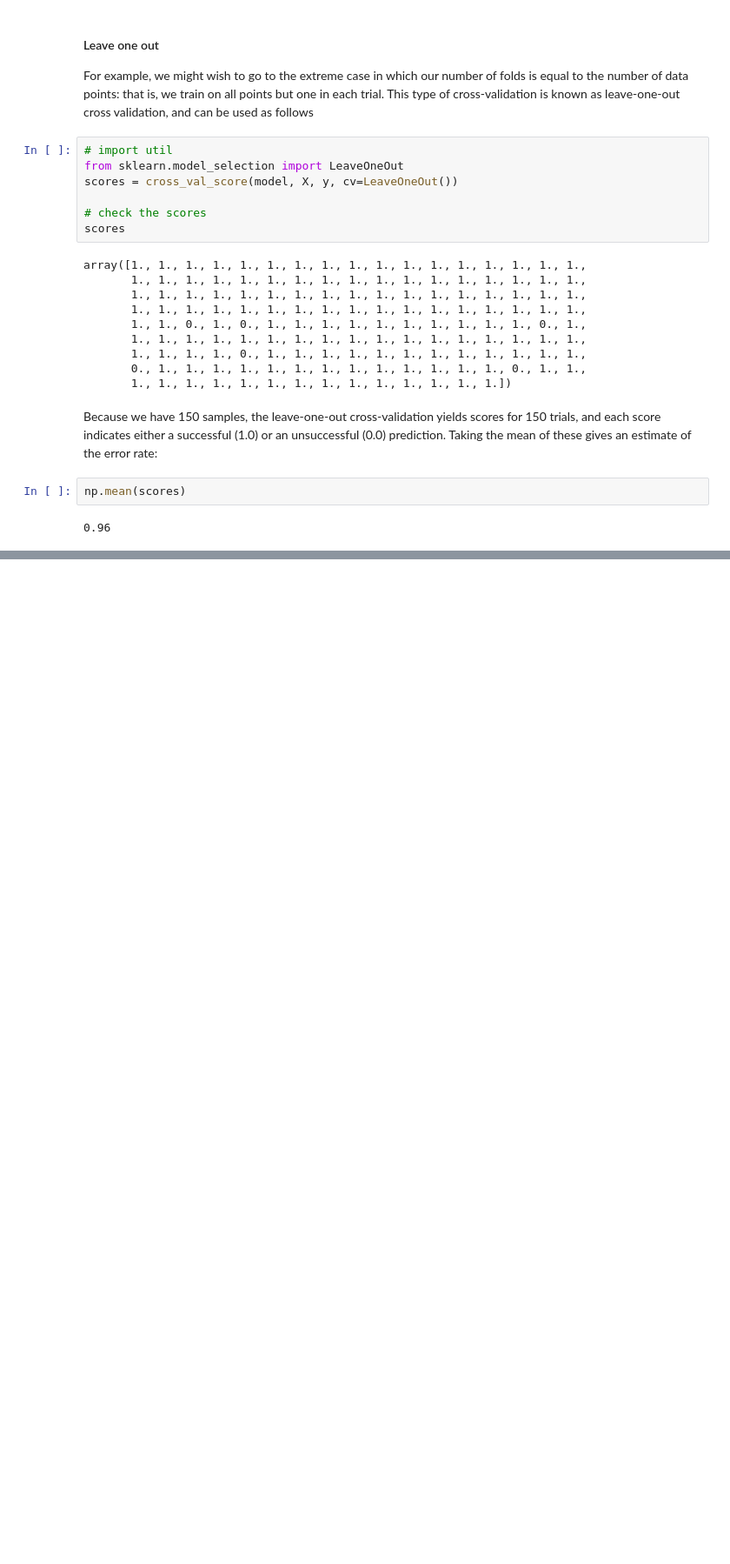
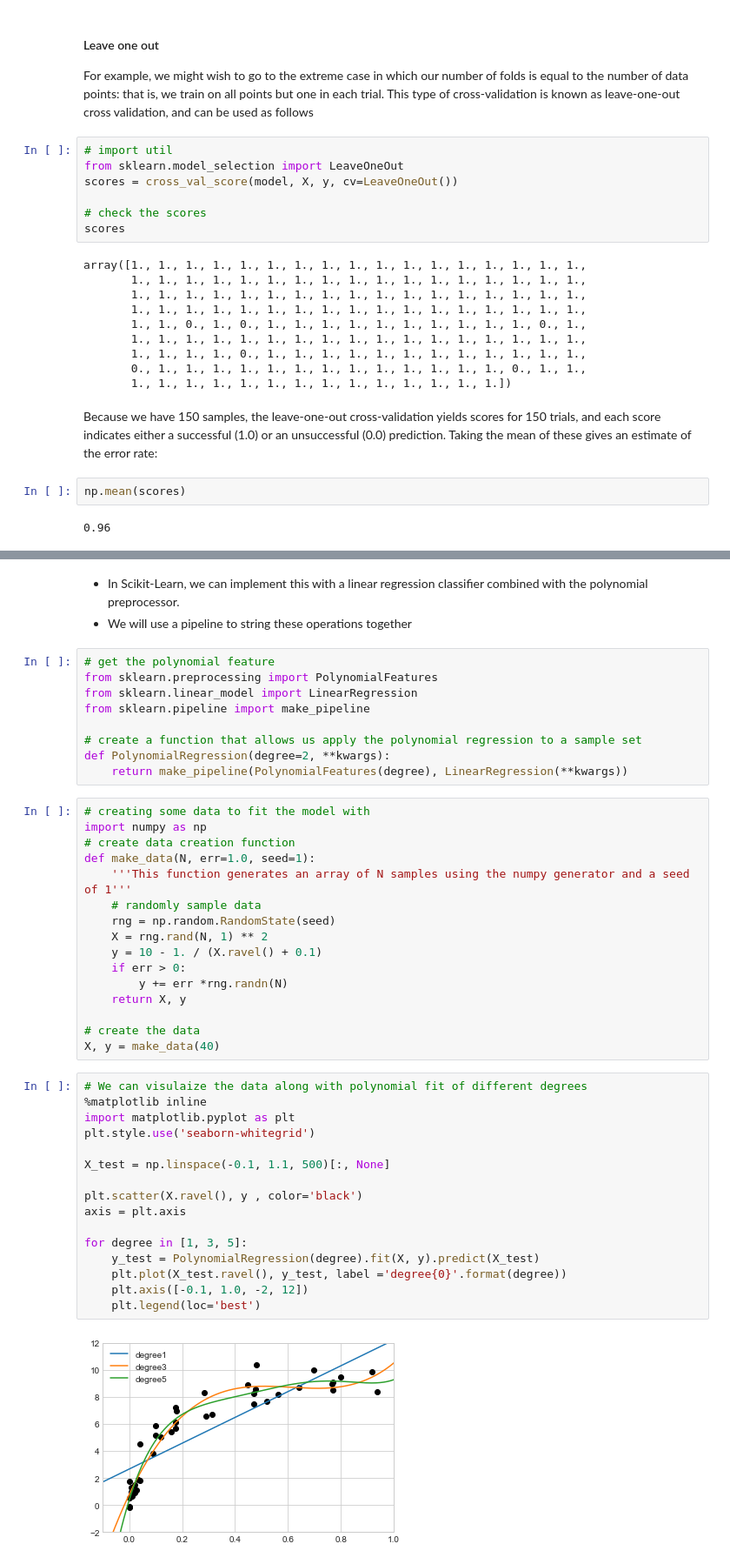
Before and after one commit to Oluwajobs/python_data_science, a Jupyter notebook: ML_Note.ipynb, the cells around one changed output, grey strips where cells are left out. Shown: that part at 87% size. Saved outputs shown, nothing was run; the diff lists cells and outputs as text; blank space fills up the shorter version.

Commit message:
added validation metrics and curves

```diff
--- a/ML_Note.ipynb
+++ b/ML_Note.ipynb
@@ -436,0 +446,46 @@ np.mean(scores)
+# %% [markdown]
+- In Scikit-Learn, we can implement this with a linear regression classifier combined with the polynomial preprocessor.
+- We will use a pipeline to string these operations together
+# %%
+# get the polynomial feature
+from sklearn.preprocessing import PolynomialFeatures
+from sklearn.linear_model import LinearRegression
+from sklearn.pipeline import make_pipeline
+
+# create a function that allows us apply the polynomial regression to a sample set
+def PolynomialRegression(degree=2, **kwargs):
+    return make_pipeline(PolynomialFeatures(degree), LinearRegression(**kwargs))
+# %%
+# creating some data to fit the model with
+import numpy as np
+# create data creation function
+def make_data(N, err=1.0, seed=1):
+    '''This function generates an array of N samples using the numpy generator and a seed of 1'''
+    # randomly sample data
+    rng = np.random.RandomState(seed)
+    X = rng.rand(N, 1) ** 2
+    y = 10 - 1. / (X.ravel() + 0.1)
+    if err > 0:
+        y += err *rng.randn(N)
+    return X, y
+
+# create the data
+X, y = make_data(40)
+# %%
+# We can visulaize the data along with polynomial fit of different degrees
+%matplotlib inline
+import matplotlib.pyplot as plt
+plt.style.use('seaborn-whitegrid')
+
+X_test = np.linspace(-0.1, 1.1, 500)[:, None]
+
+plt.scatter(X.ravel(), y , color='black')
+axis = plt.axis
+
+for degree in [1, 3, 5]:
+    y_test = PolynomialRegression(degree).fit(X, y).predict(X_test)
+    plt.plot(X_test.ravel(), y_test, label ='degree{0}'.format(degree))
+    plt.axis([-0.1, 1.0, -2, 12])
+    plt.legend(loc='best')
+# %% [output]
+[figure, added]
```
Also changed, not shown: parts of 25 cells of this notebook.
